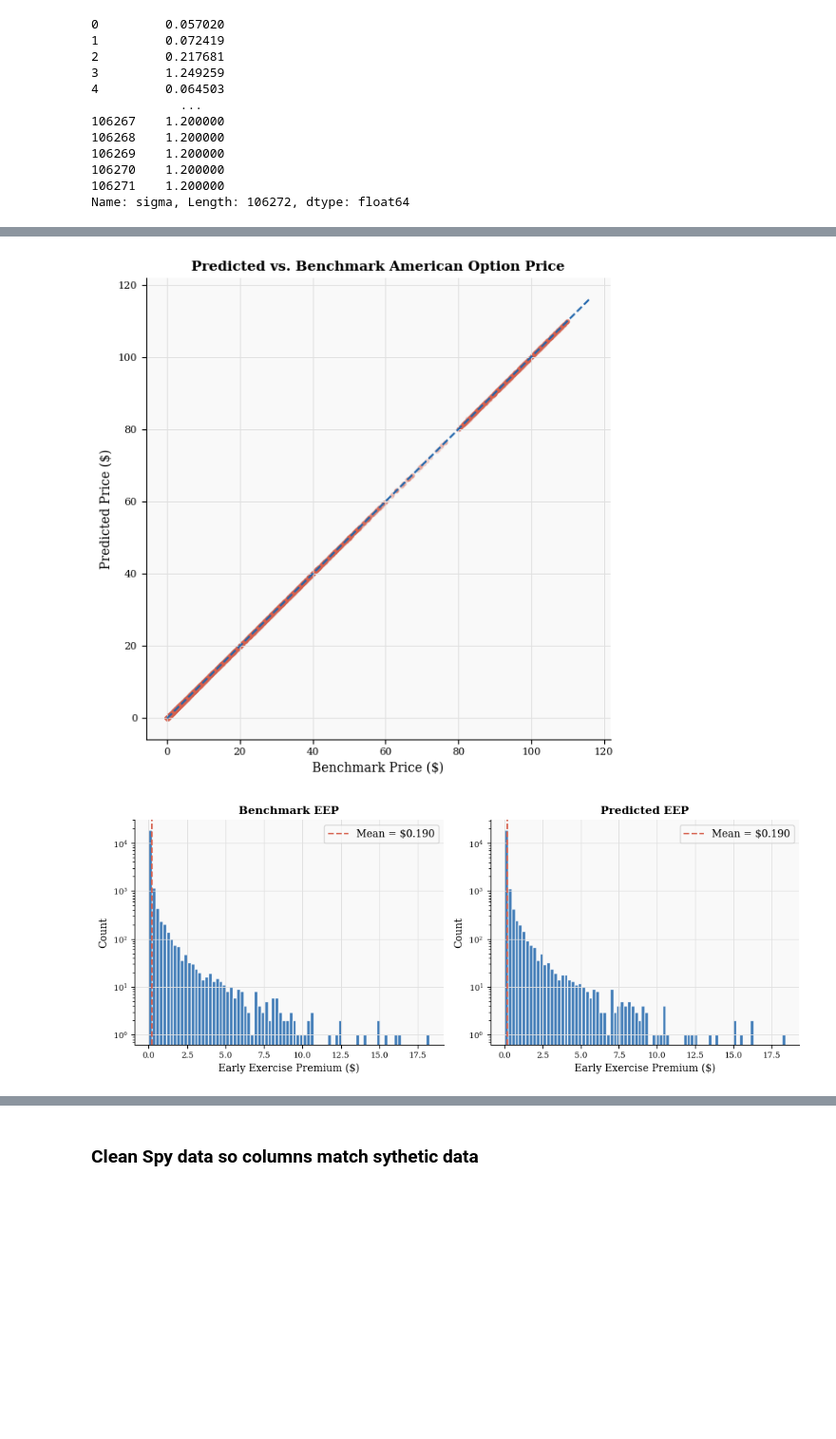
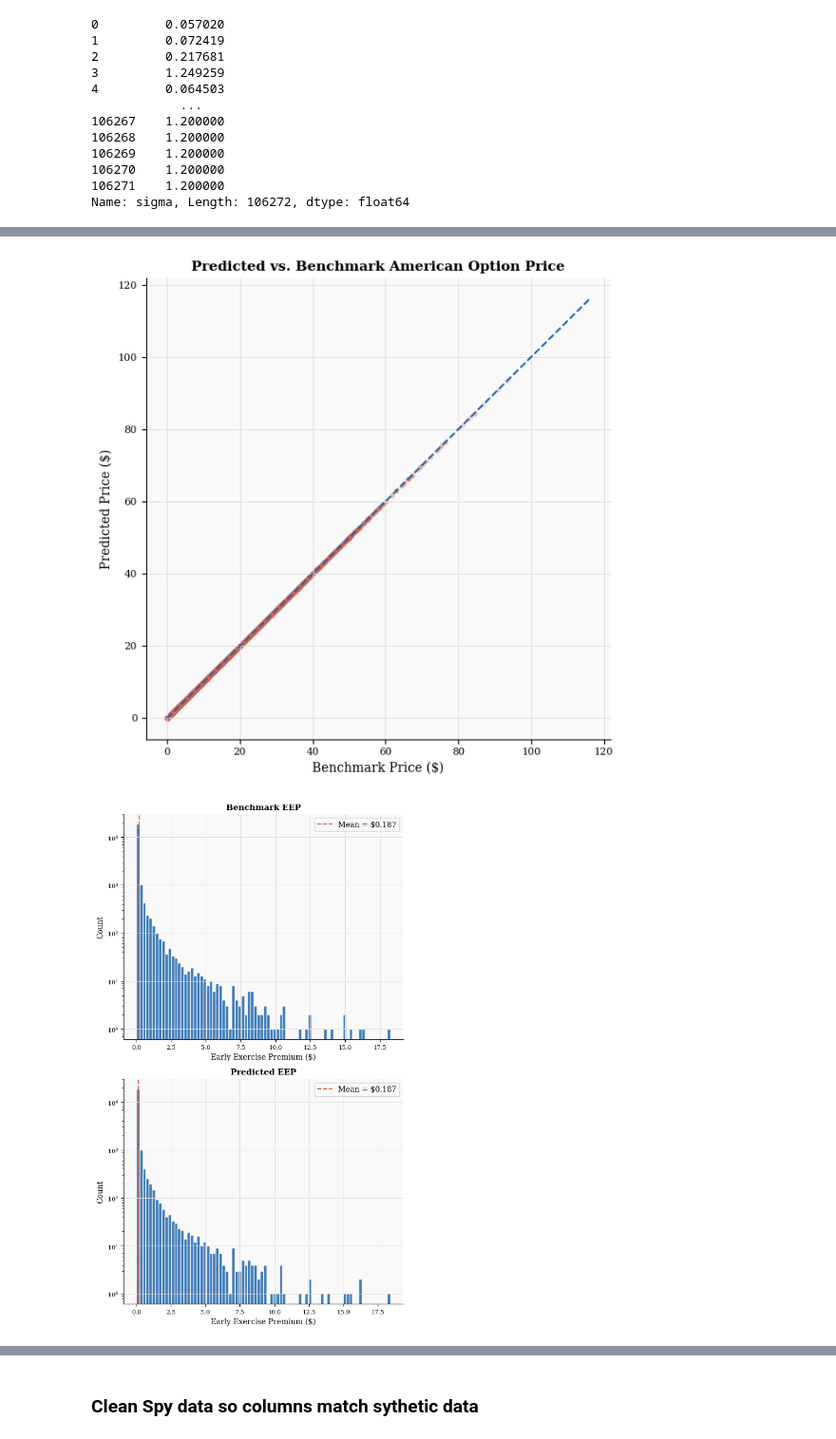
Before and after one commit to samuelescarfone/Capstone_Realtime_Option_Pricing, a Jupyter notebook: main.ipynb, the cells around one changed output, grey strips where cells are left out. Shown at 95% size. Saved outputs shown, nothing was run; the diff lists cells and outputs as text; code cells hidden in the pictures; blank space fills up the shorter version.

```diff
--- a/main.ipynb
+++ b/main.ipynb
@@ -660,7 +660,7 @@ def generateOptionsGrid(n_random=50000):
     m_exp = np.exp(np.random.uniform(np.log(0.80), np.log(1.20), near_exp))
     data_hard = pd.DataFrame({
         'S': S_exp,
-        'K': m_exp * m_exp,
+        'K': S_exp * m_exp,
         'T': np.exp(np.random.uniform(np.log(0.003), np.log(0.10), near_exp)),
         'r': np.random.uniform(*rfr_range, near_exp),
         'sigma': np.exp(np.random.uniform(np.log(0.05), np.log(0.60), near_exp)),
@@ -1050,7 +1050,7 @@ if __name__ == "__main__":
 
     target_column_name = 'norm_EEP'
 
-    train_loader, test_loader, input_features, y_scaler, x_scaler, K_test, bs_price_test, option_type_test, q_test = prepare_data(df, target_col=target_column_name)
+    train_loader, test_loader, input_features, y_scaler, x_scaler, K_test, bs_price, type, q_test = prepare_data(df, target_col=target_column_name)
 
     model = surrogateDNN(input_size=input_features, output_size=1)
     criterion = nn.HuberLoss()
@@ -1080,27 +1080,22 @@ if __name__ == "__main__":
 
         model.eval()
         val_loss = 0
+        all_preds_list = []
+        all_targets_list = []
         with torch.no_grad():
             for batch_X, batch_y in test_loader:
-                val_loss += criterion(model(batch_X), batch_y).item()
+                out = model(batch_X)
+                val_loss += criterion(out, batch_y).item()
+                all_preds_list.append(out)
+                all_targets_list.append(batch_y)
         avg_val_loss = val_loss / len(test_loader)
         val_losses.append(avg_val_loss)
 
         scheduler.step(avg_train_loss)
 
         if (epoch + 1) % 10 == 0:
-            print(f'Epoch [{epoch+1}/{EPOCHS}], Huber Loss: {avg_train_loss:.6f}, Val: {avg_val_loss:.6f}')
+            print(f'Epoch [{epoch+1}/{EPOCHS}], Loss: {avg_train_loss:.6f}, Val: {avg_val_loss:.6f}')
 
-    model.eval()
-
-    all_preds_list = []
-    all_targets_list = []
-
-    with torch.no_grad():
-        for batch_X, batch_y in test_loader:
-            outputs = model(batch_X)
-            all_preds_list.append(outputs)
-            all_targets_list.append(batch_y)
 
     preds_combined = torch.cat(all_preds_list).numpy()
     targets_combined = torch.cat(all_targets_list).numpy()
@@ -1113,11 +1108,11 @@ if __name__ == "__main__":
     pred_eep_usd = pred_eep * K_test
     true_eep_usd = true_eep * K_test
 
-    pred_price = bs_price_test + pred_eep_usd
-    true_price = bs_price_test + true_eep_usd
+    pred_price = bs_price + pred_eep_usd
+    true_price = bs_price + true_eep_usd
 
-    merton_mask = (option_type_test == 1) & np.isclose(q_test, 0.0)
-    pred_price[merton_mask] = bs_price_test[merton_mask]
+    merton_mask = (type == 1) & np.isclose(q_test, 0.0)
+    pred_price[merton_mask] = bs_price[merton_mask]
 
     mae= np.mean(np.abs(pred_price - true_price))
     mse= np.mean((pred_price - true_price)**2)
@@ -1169,24 +1152,24 @@ ax.set_title("Predicted vs. Benchmark American Option Price")
 plt.tight_layout()
 plt.show()
 # %% [output]
-[figure, old version]
+[figure, new version]
 # %%
-fig, axes = plt.subplots(1, 2, figsize=(10, 4))
+fig, axes = plt.subplots(2,1, figsize=(6, 10))
 for ax, data, title in zip(axes,
     [true_eep_usd.ravel(), pred_eep_usd.ravel()],
     ["Benchmark EEP", "Predicted EEP"]):
     ax.hist(data, bins=80, color=blue, edgecolor="white", alpha=0.85)
     ax.axvline(np.mean(data), color=red, linestyle="--",
                label=f"Mean = ${np.mean(data):.3f}")
     ax.set_xlabel("Early Exercise Premium ($)")
     ax.set_ylabel("Count")
     ax.set_title(title)
     ax.set_yscale("log")
     ax.legend()
 plt.tight_layout()
 plt.show()
 # %% [output]
-[figure, old version]
+[figure, new version]
 # %%
 import time
 
```
Also changed, not shown: parts of 5 cells of this notebook.
